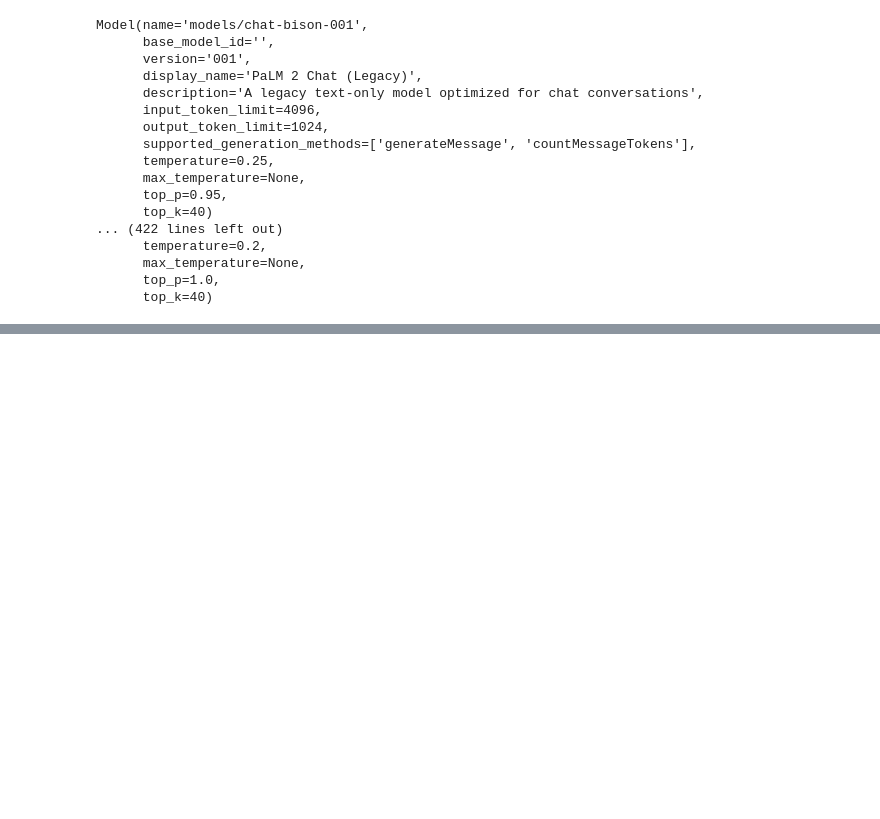
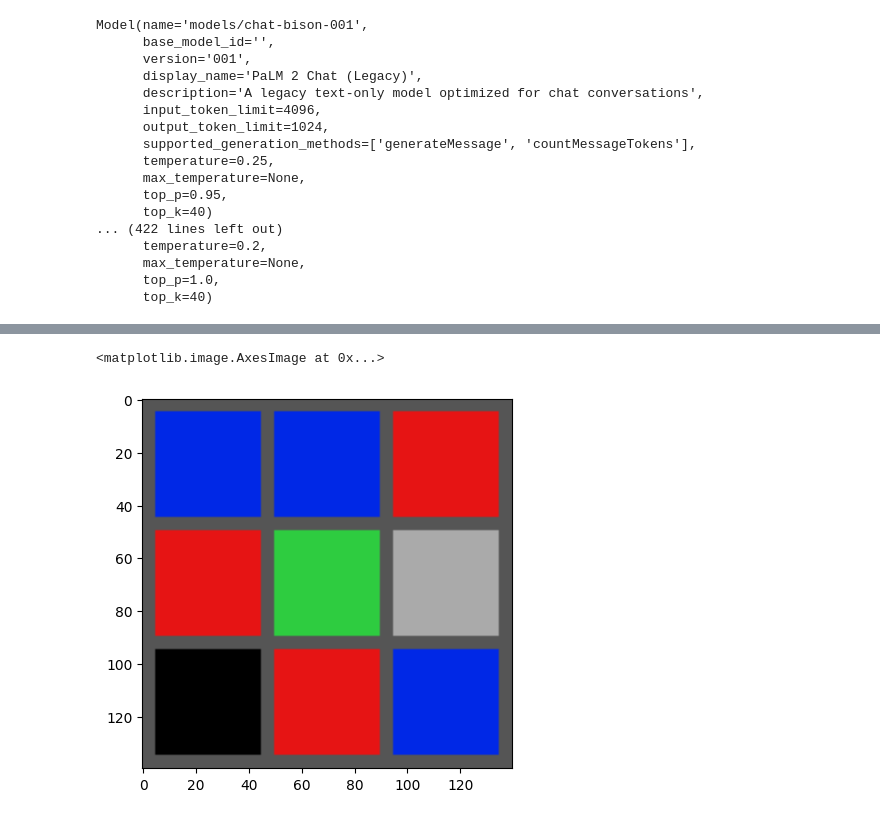
Before and after one commit to avocadoali/arc_agi, a Jupyter notebook: sandbox.ipynb, the cells around one changed output, grey strips where cells are left out. Saved outputs shown, nothing was run; the diff lists cells and outputs as text; code cells hidden in the pictures; blank space fills up the shorter version.

Commit message:
added visualizer for solution directory

```diff
--- a/sandbox.ipynb
+++ b/sandbox.ipynb
@@ -515,0 +724,18 @@ Model(name='models/aqa',
+# %%
+# # Example usage
+initial_values = np.array([[1, 1, 2], [2, 3, 5], [0, 2, 1]])
+
+rgb_grid = create_rgb_grid(
+    initial_values,
+    # cell_size=10,
+)
+
+# image = Image.fromarray(rgb_grid, "RGB")
+# image.show()
+
+# visualize image in jupyter notebook
+import matplotlib.pyplot as plt
+plt.imshow(rgb_grid)
+# %% [output]
+<matplotlib.image.AxesImage at 0x...>
+[figure, added]
```
Also changed, not shown: parts of 1 cell of this notebook, 2 other files.
